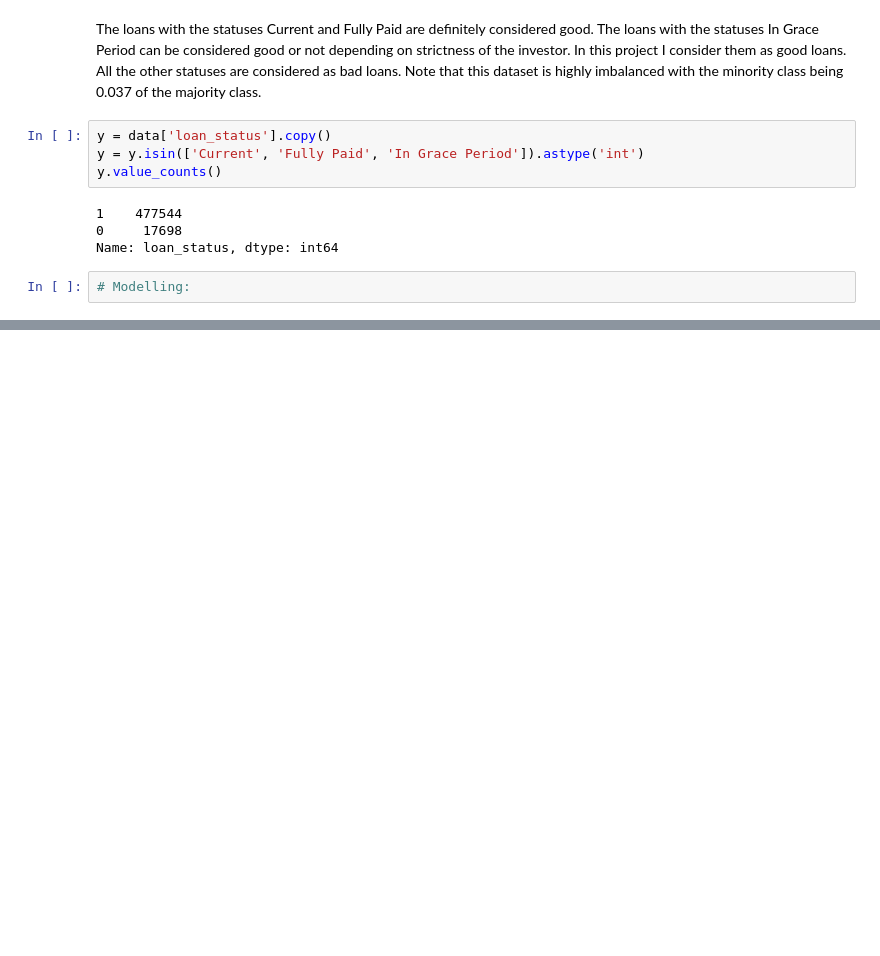
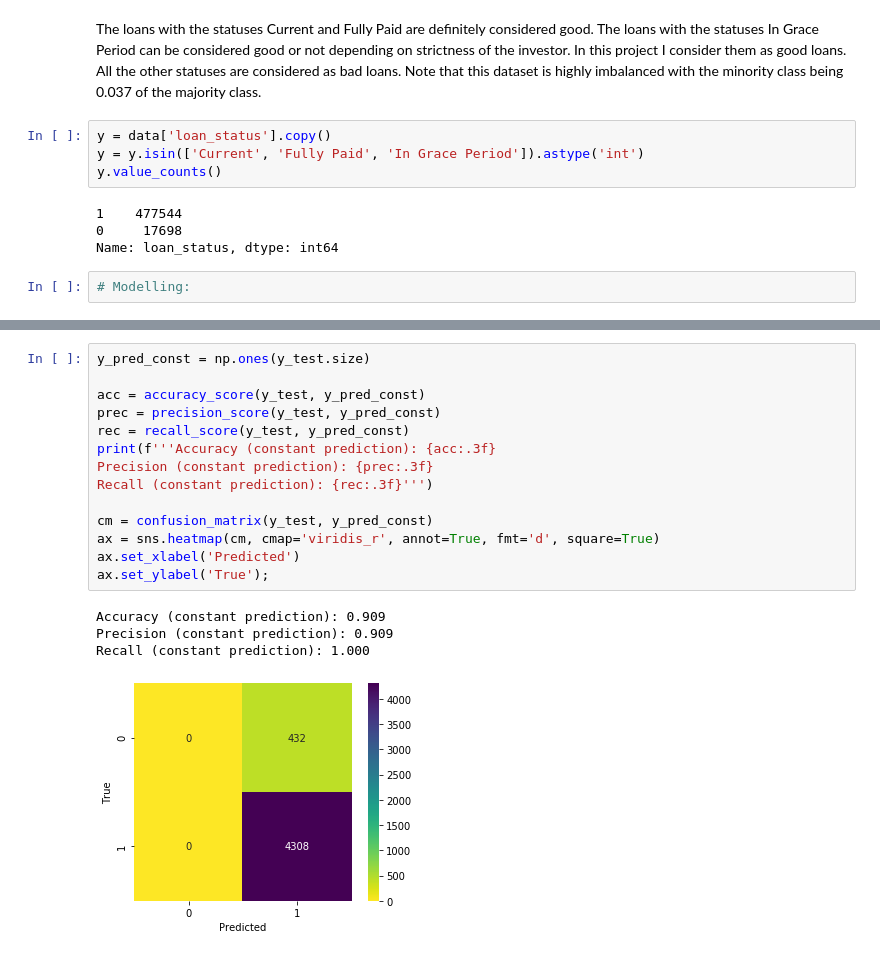
Before and after one commit to stellazhu31/Minimizing-risks-for-loan-investment, a Jupyter notebook: Minimizing_Risks_for_Loan.ipynb, the cells around one changed output, grey strips where cells are left out. Drawn from its saved outputs; the diff is of its cells as text; blank space fills up the shorter version.

```diff
--- a/Minimizing_Risks_for_Loan.ipynb
+++ b/Minimizing_Risks_for_Loan.ipynb
@@ -322,0 +381,19 @@ Name: loan_status, dtype: int64
+# %%
+y_pred_const = np.ones(y_test.size)
+
+acc = accuracy_score(y_test, y_pred_const)
+prec = precision_score(y_test, y_pred_const)
+rec = recall_score(y_test, y_pred_const)
+print(f'''Accuracy (constant prediction): {acc:.3f}
+Precision (constant prediction): {prec:.3f}
+Recall (constant prediction): {rec:.3f}''')
+
+cm = confusion_matrix(y_test, y_pred_const)
+ax = sns.heatmap(cm, cmap='viridis_r', annot=True, fmt='d', square=True)
+ax.set_xlabel('Predicted')
+ax.set_ylabel('True');
+# %% [output]
+Accuracy (constant prediction): 0.909
+Precision (constant prediction): 0.909
+Recall (constant prediction): 1.000
+[figure, added]
```
Also changed, not shown: parts of 19 cells of this notebook.
